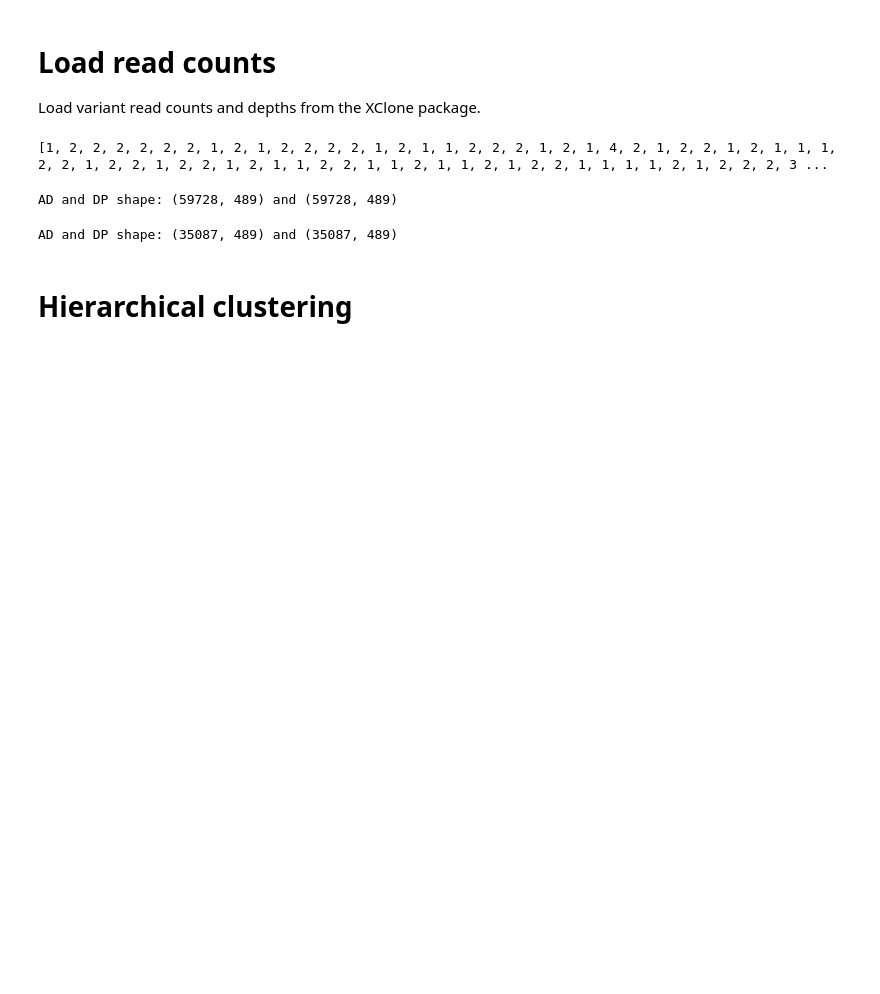
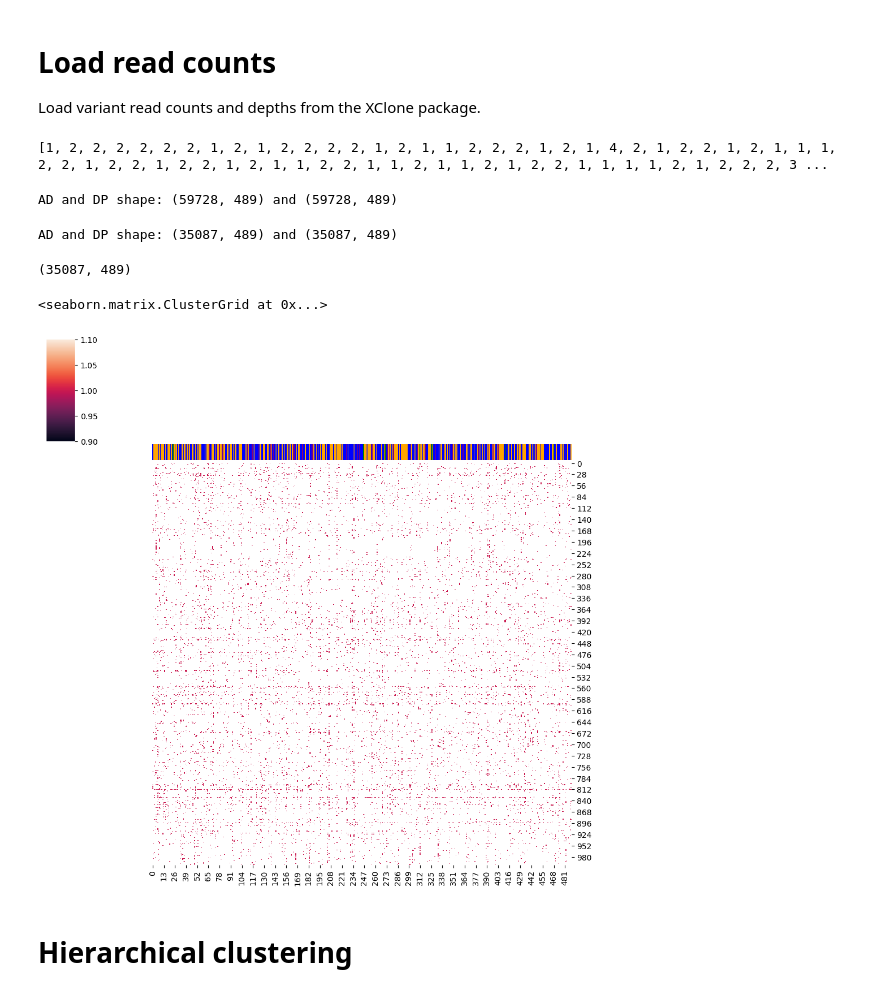
Before and after one commit to elena-buscaroli/snv_caller, a Jupyter notebook: binomial_lik/model_test.ipynb, the cells around one changed output. Saved outputs shown, nothing was run; the diff lists cells and outputs as text; code cells hidden in the pictures; blank space fills up the shorter version.

```diff
--- a/binomial_lik/model_test.ipynb
+++ b/binomial_lik/model_test.ipynb
@@ -68,6 +68,17 @@ assert AD.shape == DP.shape
 print(f"AD and DP shape: {AD.shape} and {DP.shape}")
 # %% [output]
 AD and DP shape: (35087, 489) and (35087, 489)
+# %%
+AD.shape
+# %% [output]
+(35087, 489)
+# %%
+import seaborn as sns
+color_list = ["blue","orange","purple","green"]
+sns.clustermap(AD[:1000,:]/DP[:1000,:], col_colors=[color_list[i-1] for i in labels], col_cluster=False, row_cluster=False)
+# %% [output]
+<seaborn.matrix.ClusterGrid at 0x...>
+[figure, added]
 # %% [markdown]
 # Hierarchical clustering
 # %%
```
Also changed, not shown: parts of 7 cells of this notebook, 5 other files.
